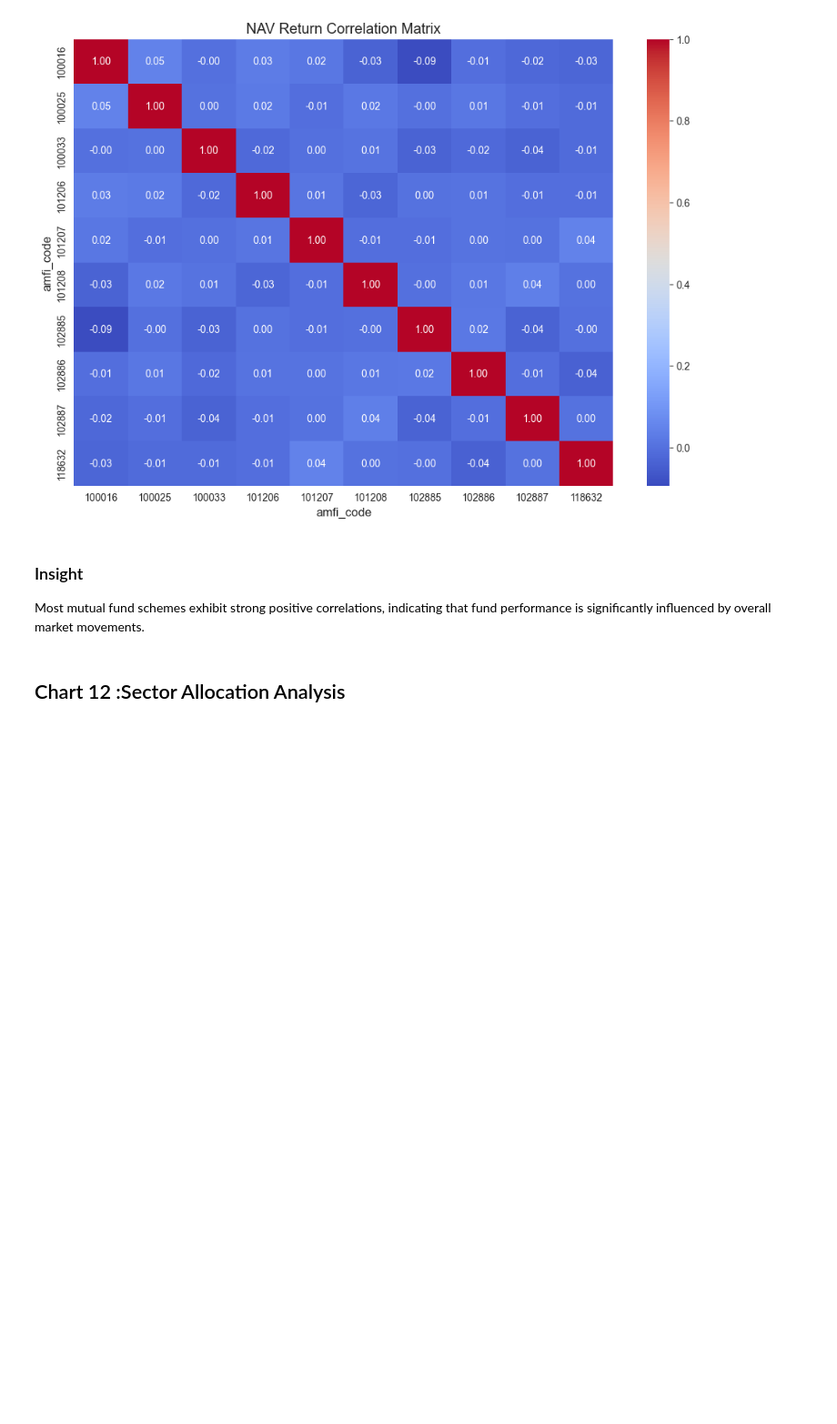
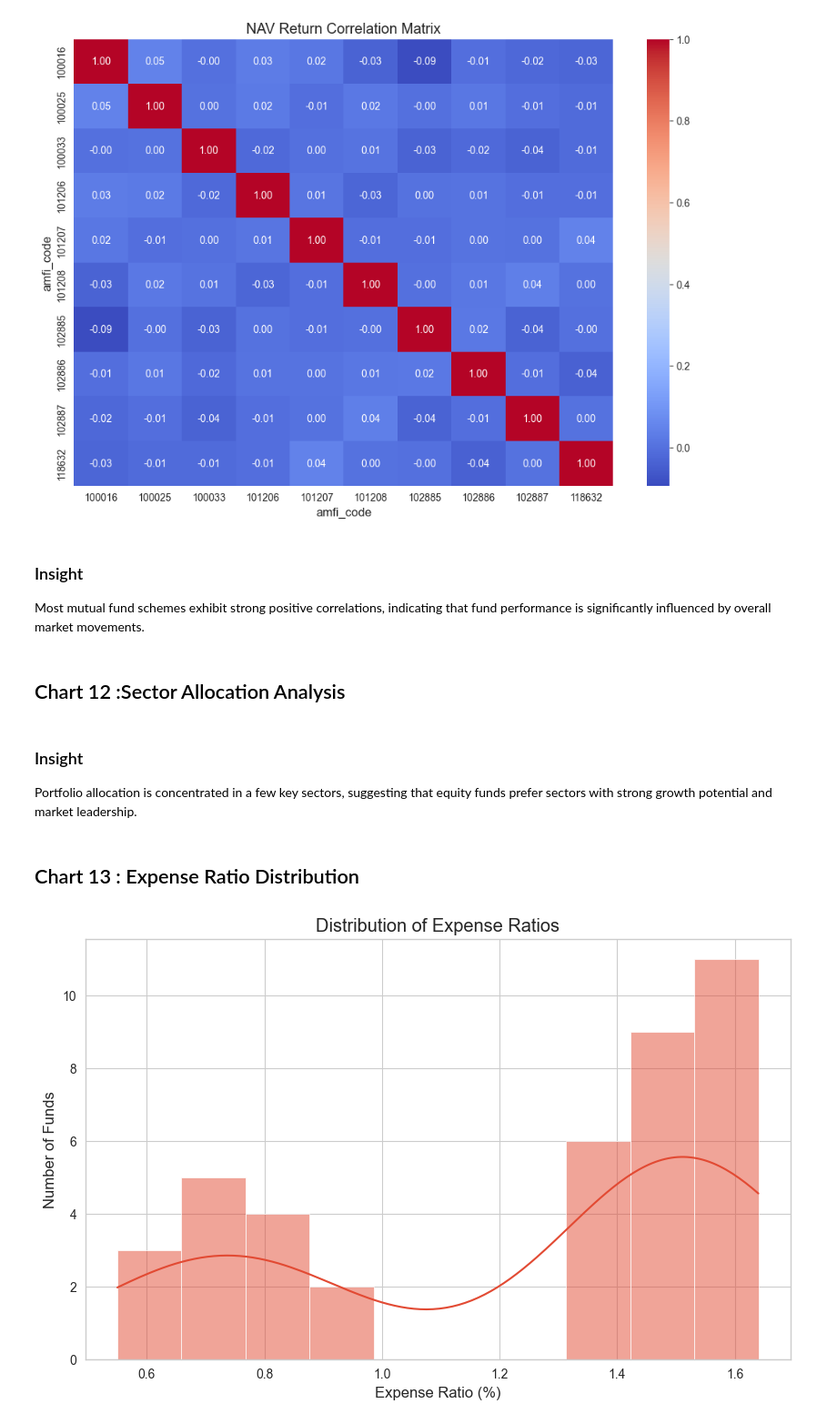
Before and after one commit to Sarthak-1229/Bluestock, a Jupyter notebook: notebooks/EDA_Analysis.ipynb, the cells around one changed output. Shown at 91% size. Saved outputs shown, nothing was run; the diff lists cells and outputs as text; code cells hidden in the pictures; blank space fills up the shorter version.

Commit message:
Add expense ratio distribution chart and performance analytics notebook

```diff
--- a/notebooks/EDA_Analysis.ipynb
+++ b/notebooks/EDA_Analysis.ipynb
@@ -387,3 +387,31 @@ fig.write_image(
 )
 
 fig.show()
+# %% [markdown]
+### Insight
+
+Portfolio allocation is concentrated in a few key sectors, suggesting that equity funds prefer sectors with strong growth potential and market leadership.
+# %% [markdown]
+## Chart 13 : Expense Ratio Distribution
+# %%
+plt.figure(figsize=(10,6))
+
+sns.histplot(
+    data=fund_master,
+    x="expense_ratio_pct",
+    bins=10,
+    kde=True
+)
+
+plt.title("Distribution of Expense Ratios")
+plt.xlabel("Expense Ratio (%)")
+plt.ylabel("Number of Funds")
+
+plt.savefig(
+    "../reports/expense_ratio_distribution.png",
+    bbox_inches="tight"
+)
+
+plt.show()
+# %% [output]
+[figure, added]
```
Also changed, not shown: parts of 10 cells of this notebook, 2 other files.
